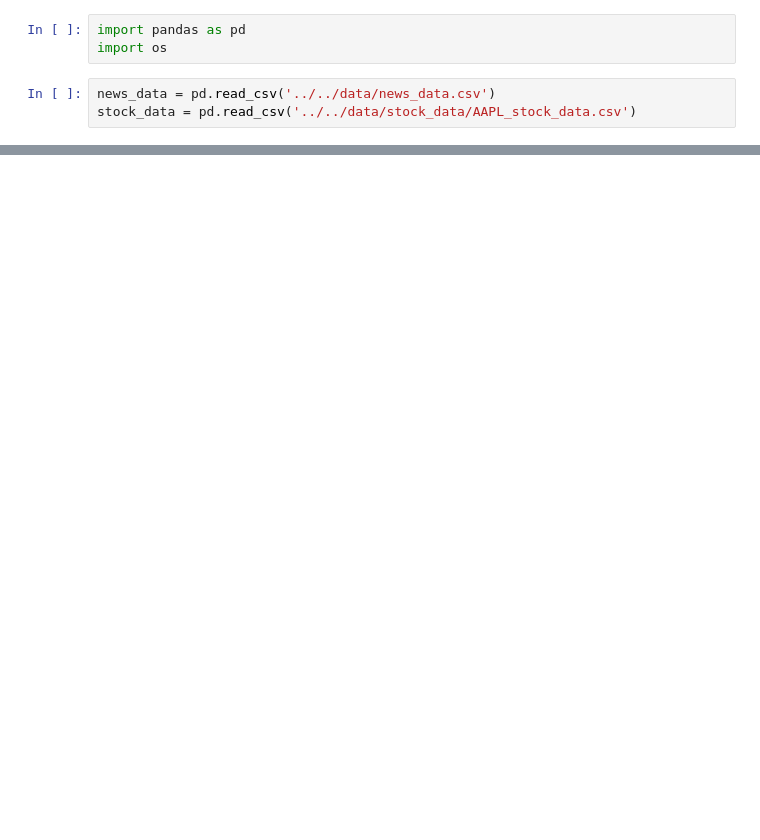
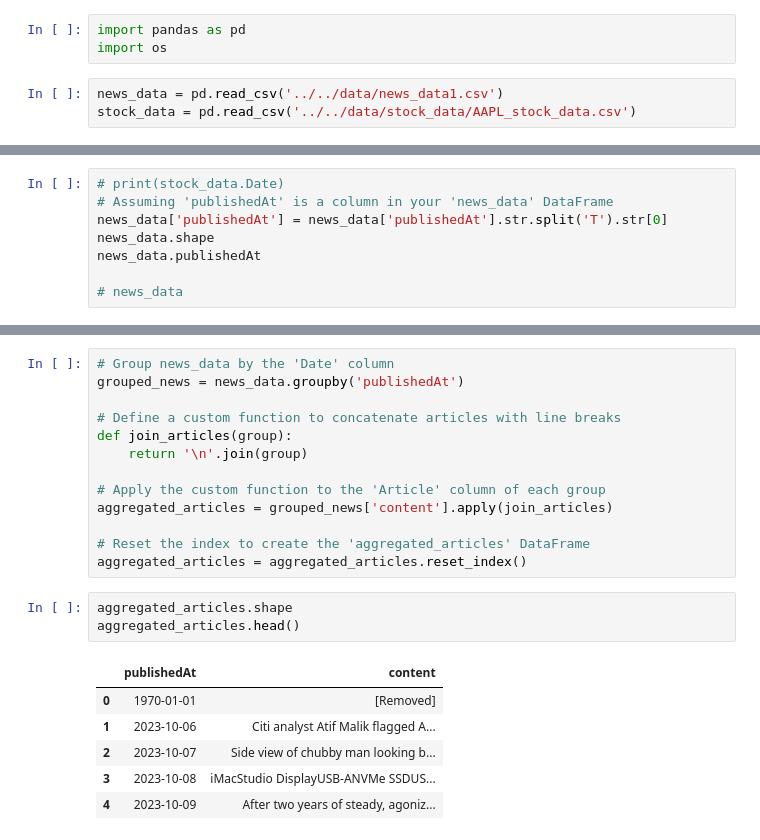
Before and after one commit to Asterisk07/ELL409-Machine-Learning-Coursework, a Jupyter notebook: assignment-02/code/q3/2_preprocessing.ipynb, the cells around one changed output, grey strips where cells are left out. Drawn from its saved outputs; the diff is of its cells as text; blank space fills up the shorter version.

```diff
--- a/assignment-02/code/q3/2_preprocessing.ipynb
+++ b/assignment-02/code/q3/2_preprocessing.ipynb
@@ -2,5 +2,5 @@
 import pandas as pd
 import os
 # %%
-news_data = pd.read_csv('../../data/news_data.csv')
+news_data = pd.read_csv('../../data/news_data1.csv')
 stock_data = pd.read_csv('../../data/stock_data/AAPL_stock_data.csv')
@@ -39,0 +7,8 @@ Name: publishedAt, dtype: object
+# %%
+# print(stock_data.Date)
+# Assuming 'publishedAt' is a column in your 'news_data' DataFrame
+news_data['publishedAt'] = news_data['publishedAt'].str.split('T').str[0]
+news_data.shape
+news_data.publishedAt
+
+# news_data
@@ -39,0 +50,23 @@ Name: publishedAt, dtype: object
+# %%
+# Group news_data by the 'Date' column
+grouped_news = news_data.groupby('publishedAt')
+
+# Define a custom function to concatenate articles with line breaks
+def join_articles(group):
+    return '\n'.join(group)
+
+# Apply the custom function to the 'Article' column of each group
+aggregated_articles = grouped_news['content'].apply(join_articles)
+
+# Reset the index to create the 'aggregated_articles' DataFrame
+aggregated_articles = aggregated_articles.reset_index()
+# %%
+aggregated_articles.shape
+aggregated_articles.head()
+# %% [output]
+|  | publishedAt | content |
+| 0 | 1970-01-01 | [Removed] |
+| 1 | 2023-10-06 | Citi analyst Atif Malik flagged A... |
+| 2 | 2023-10-07 | Side view of chubby man looking b... |
+| 3 | 2023-10-08 | iMacStudio DisplayUSB-ANVMe SSDUS... |
+| 4 | 2023-10-09 | After two years of steady, agoniz... |
```
Also changed, not shown: parts of 16 cells of this notebook, 4 other files.
